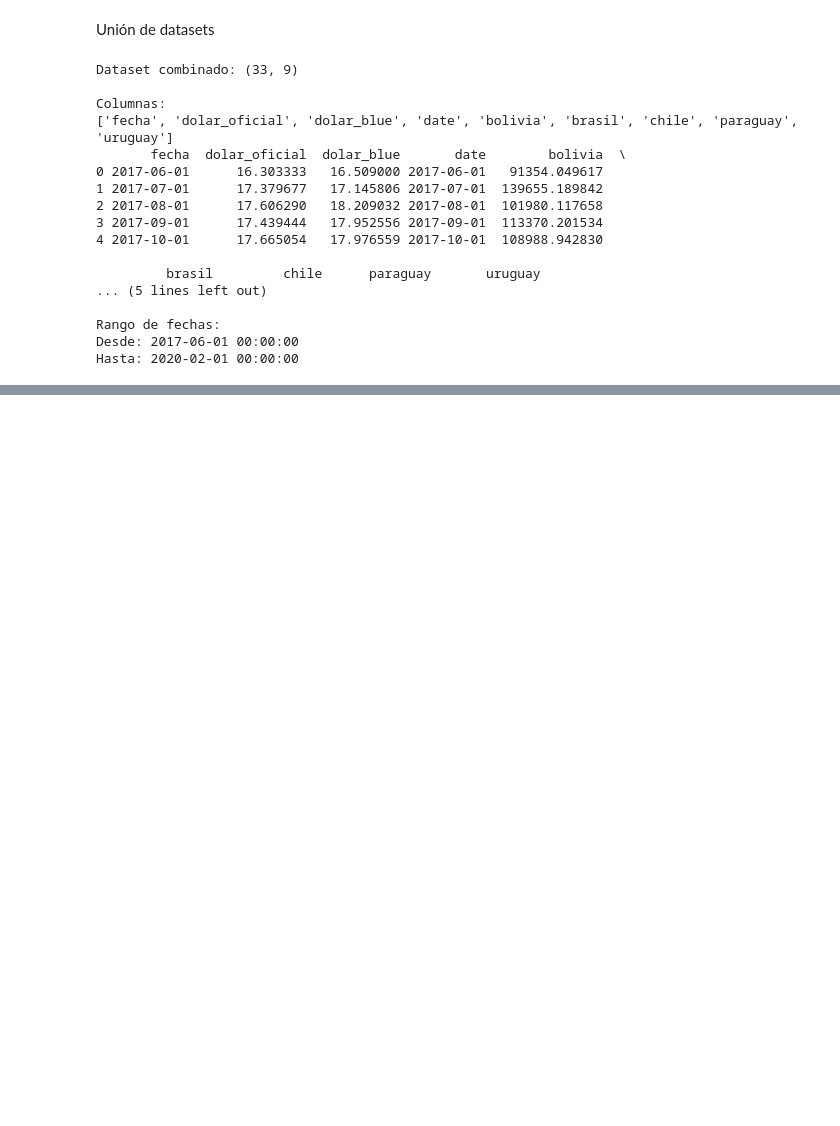
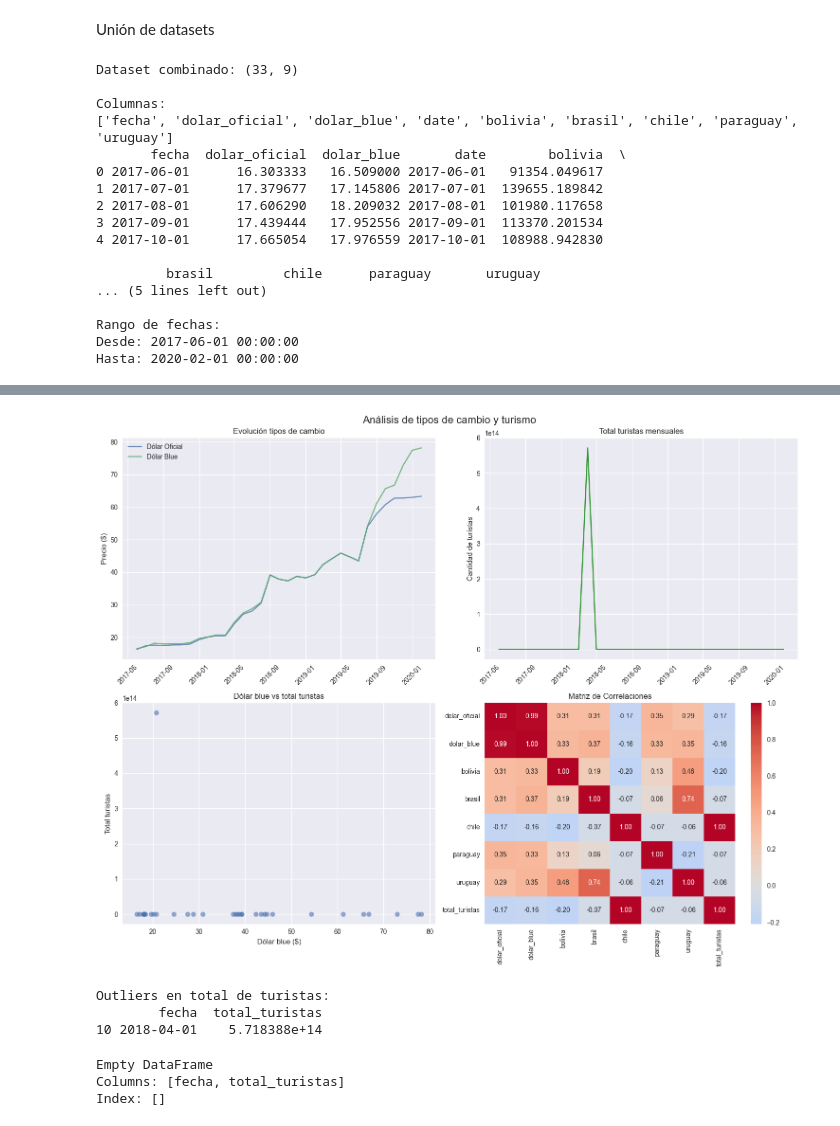
Before and after one commit to matitab/practica-TP1-FCD, a Jupyter notebook: resolucionTP1_ej2.ipynb, the cells around one changed output, grey strips where cells are left out. Saved outputs shown, nothing was run; the diff lists cells and outputs as text; code cells hidden in the pictures; blank space fills up the shorter version.

Commit message:
intento eliminar outliers 1

```diff
--- a/resolucionTP1_ej2.ipynb
+++ b/resolucionTP1_ej2.ipynb
@@ -218,0 +236,50 @@ Hasta: 2020-02-01 00:00:00
+# %%
+# Configuración para visualizaciones
+plt.style.use('seaborn-v0_8')
+fig, axes = plt.subplots(2, 2, figsize=(15, 12))
+fig.suptitle('Análisis de tipos de cambio y turismo', fontsize=16)
+
+# 1. Evolución de tipos de cambio
+axes[0,0].plot(df_completo['fecha'], df_completo['dolar_oficial'], label='Dólar Oficial', alpha=0.8)
+axes[0,0].plot(df_completo['fecha'], df_completo['dolar_blue'], label='Dólar Blue', alpha=0.8)
+axes[0,0].set_title('Evolución tipos de cambio')
+axes[0,0].set_ylabel('Precio ($)')
+axes[0,0].legend()
+axes[0,0].tick_params(axis='x', rotation=45)
+
+# 2. Total turistas por mes
+df_completo['total_turistas'] = df_completo[['bolivia', 'brasil', 'chile', 'paraguay', 'uruguay']].sum(axis=1)
+axes[0,1].plot(df_completo['fecha'], df_completo['total_turistas'], color='green', alpha=0.8)
+axes[0,1].set_title('Total turistas mensuales')
+axes[0,1].set_ylabel('Cantidad de turistas')
+axes[0,1].tick_params(axis='x', rotation=45)
+
+# 3. Scatter: Dólar Blue vs Total Turistas
+axes[1,0].scatter(df_completo['dolar_blue'], df_completo['total_turistas'], alpha=0.6)
+axes[1,0].set_title('Dólar blue vs total turistas')
+axes[1,0].set_xlabel('Dólar blue ($)')
+axes[1,0].set_ylabel('Total turistas')
+
+# 4. Heatmap de correlaciones
+correlaciones = df_completo.corr(numeric_only = True)
+sns.heatmap(correlaciones, annot=True, cmap='coolwarm', center=0, fmt='.2f', ax=axes[1,1])
+axes[1,1].set_title('Matriz de Correlaciones')
+
+plt.tight_layout()
+plt.show()
+# %% [output]
+[figure, added]
+# %%
+# Identifico los outliers de cantidad de turistas
+print("Outliers en total de turistas:")
+Q1 = df_completo['total_turistas'].quantile(0.25) # devuelve el valor numérico tal que el 25% de los datos son menores a él
+Q3 = df_completo['total_turistas'].quantile(0.75) # devuelve el valor numérico tal que el 75% de los datos son menores a él
+IQR = Q3 - Q1
+
+outliers_turistas = df_completo[df_completo['total_turistas'] > (Q3 + 1.5 * IQR)]
+
+print(outliers_turistas[['fecha', 'total_turistas']])
+# %% [output]
+Outliers en total de turistas:
+        fecha  total_turistas
+10 2018-04-01    5.718388e+14
@@ -218,0 +298,7 @@ Hasta: 2020-02-01 00:00:00
+# %%
+outliers_turistas = df_completo[df_completo['total_turistas'] > (Q3 + 1.5 * IQR)] # valores mayores al límite superior del bigote
+print(outliers_turistas[['fecha', 'total_turistas']])
+# %% [output]
+Empty DataFrame
+Columns: [fecha, total_turistas]
+Index: []
```
Also changed, not shown: parts of 4 cells of this notebook.
